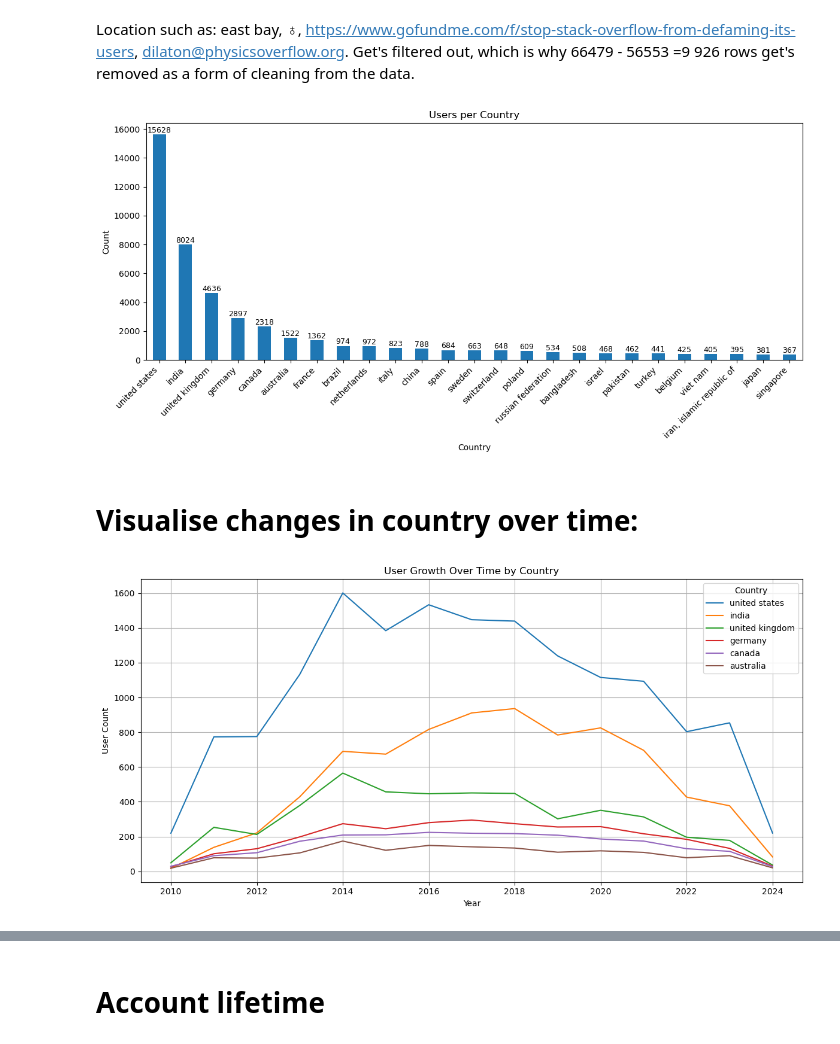
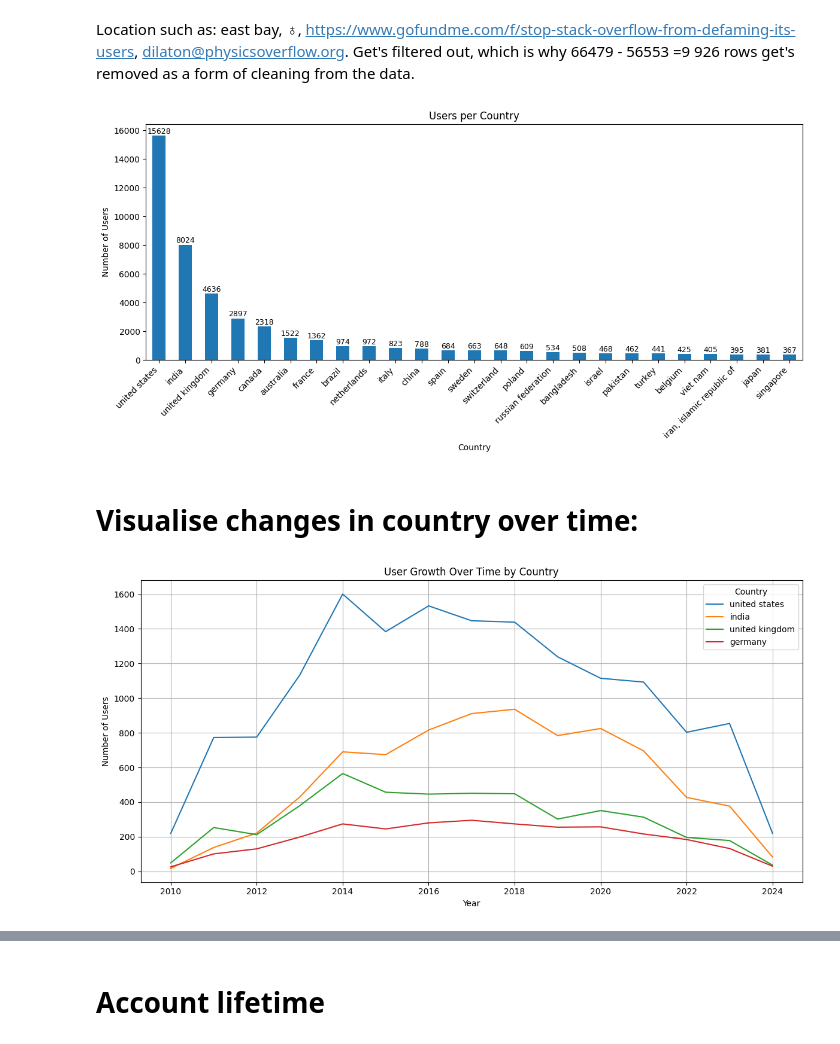
Before and after one commit to QiaNiang/Data-Mining-Stackexchange, a Jupyter notebook: week2/analysisCountry.ipynb, the cells around one changed output, grey strips where cells are left out. Cells and saved outputs as stored; diff of their text form; code cells hidden in the pictures.

```diff
--- a/week2/analysisCountry.ipynb
+++ b/week2/analysisCountry.ipynb
@@ -49,7 +49,7 @@ counts = df["LocationCountry"].value_counts().sort_values(ascending=False)
 counts = counts.head(25)
 ax = counts.plot(kind="bar", figsize=(12, 6))
 plt.title("Users per Country")
-plt.ylabel("Count")
+plt.ylabel("Number of Users")
 plt.xlabel("Country")
 plt.xticks(rotation=45, ha="right")
 
@@ -60,7 +60,7 @@ for i, val in enumerate(counts):
 plt.tight_layout()
 plt.show()
 # %% [output]
-[figure, old version]
+[figure, new version]
 # %% [markdown]
 # Visualise changes in country over time:
 # %%
@@ -69,17 +69,17 @@ df["Year"] = df["CreationDate"].dt.year
 # %%
 country_year = df.groupby(["Year", "LocationCountry"]).size().unstack(fill_value=0)
 
-top_countries = df["LocationCountry"].value_counts().head(6).index
+top_countries = df["LocationCountry"].value_counts().head(4).index
 
 # Plot only those
 country_year[top_countries].plot(figsize=(12, 6))
 
 plt.title("User Growth Over Time by Country")
 plt.xlabel("Year")
-plt.ylabel("User Count")
+plt.ylabel("Number of Users")
 plt.grid(True)
 plt.legend(title="Country")
 plt.tight_layout()
 plt.show()
 # %% [output]
-[figure, old version]
+[figure, new version]
```
Also changed, not shown: parts of 8 cells of this notebook, 6 other files.
